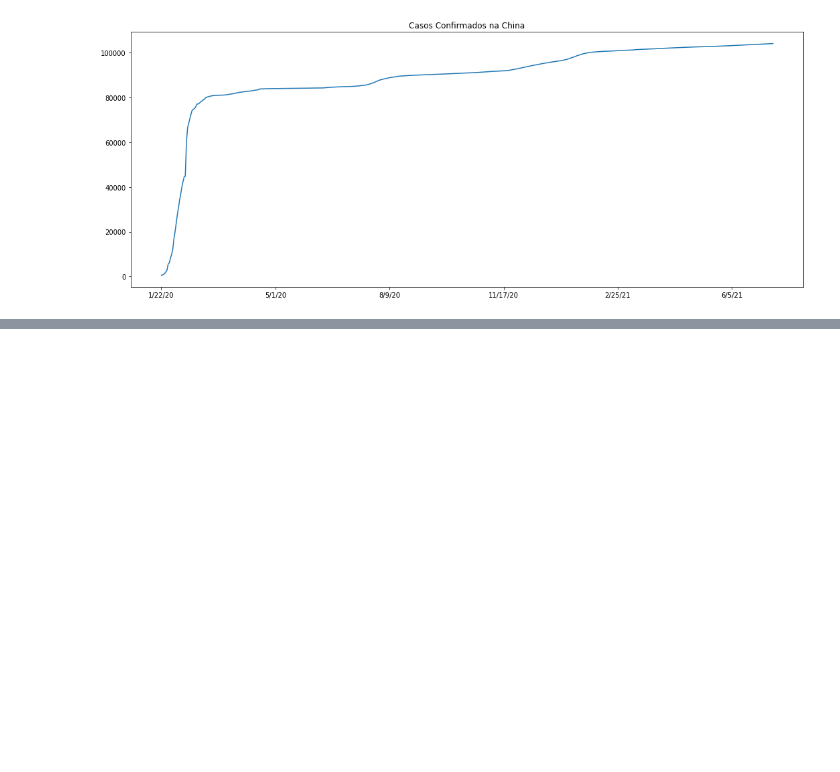
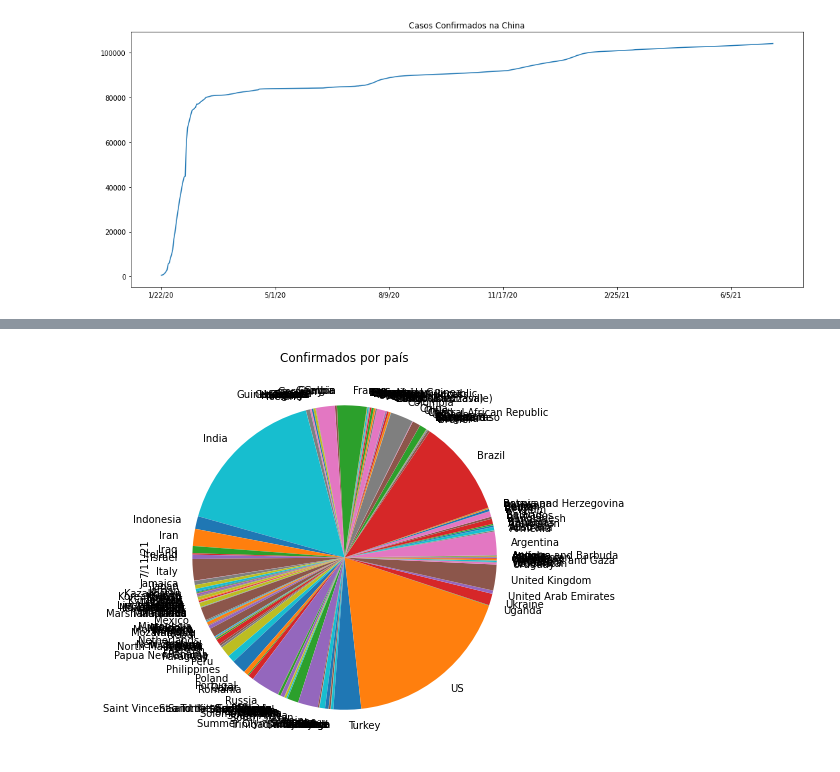
Before and after one commit to Helsonfs/Estudos_data_science_cvirus, a Jupyter notebook: Estudos_Data_Science_Covid_19.ipynb, the cells around one changed output, grey strips where cells are left out. Saved outputs shown, nothing was run; the diff lists cells and outputs as text; code cells hidden in the pictures; blank space fills up the shorter version.

```diff
--- a/Estudos_Data_Science_Covid_19.ipynb
+++ b/Estudos_Data_Science_Covid_19.ipynb
@@ -194,0 +210,7 @@ plt.show()
+# %%
+plt.figure(figsize=(16,7))
+confirmados_por_pais[last_date].plot(kind = 'pie')
+plt.title('Confirmados por país')
+plt.show()
+# %% [output]
+[figure, added]
```
Also changed, not shown: parts of 21 cells of this notebook.
